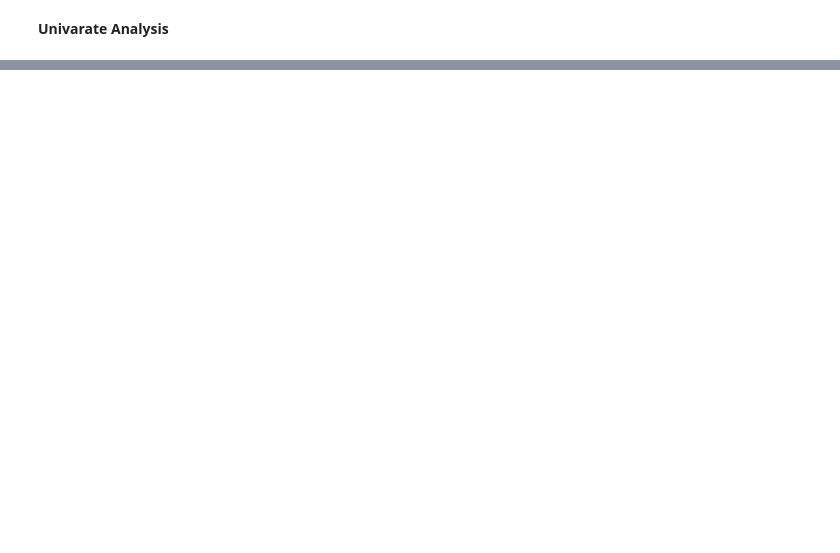
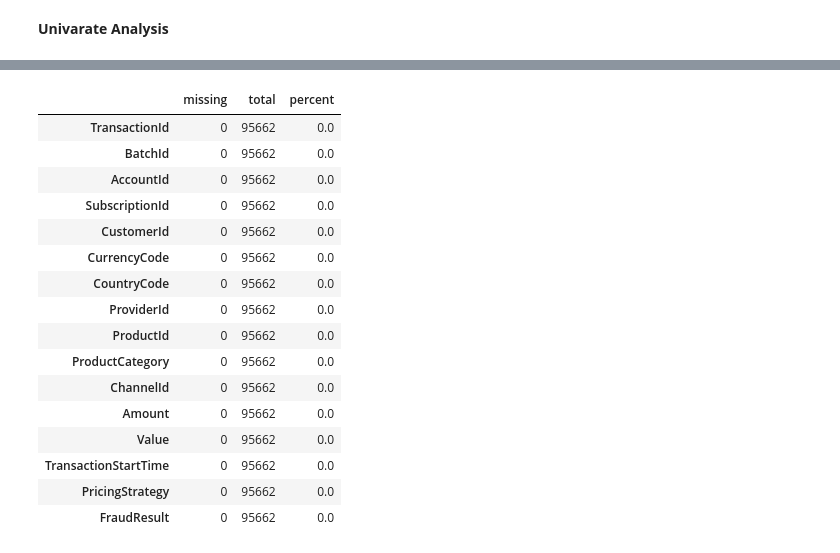
Before and after one commit to gashawgedef/KAIM-W6-Bati-Bank-Creadit-Scoring-Model, a Jupyter notebook: notebooks/bati_bank_analysis.ipynb, the cells around one changed output, grey strips where cells are left out. Cells and saved outputs as stored; diff of their text form; code cells hidden in the pictures; blank space fills up the shorter version.

```diff
--- a/notebooks/bati_bank_analysis.ipynb
+++ b/notebooks/bati_bank_analysis.ipynb
@@ -427,0 +482,10 @@ KeyError: 'FraudResult'
+# %%
+# Fill missing values in specific columns
+columns_to_fill = ['TransactionId', 'BatchId', 'AccountId', 'SubscriptionId',
+                   'CustomerId', 'CurrencyCode', 'CountryCode', 'ProviderId',
+                   'ProductId', 'ProductCategory', 'ChannelId', 'Amount',
+                   'Value', 'TransactionStartTime', 'PricingStrategy', 'FraudResult']
+
+for col in columns_to_fill:
+    df[col].fillna('Other', inplace=True)  # Fill missing values with 'Other'
+    print(f'Missing values in {col} filled with "Other".')
@@ -427,0 +536,21 @@ KeyError: 'FraudResult'
+# %%
+# missing check
+df.stb.missing()
+# %% [output]
+|  | missing | total | percent |
+| TransactionId | 0 | 95662 | 0.0 |
+| BatchId | 0 | 95662 | 0.0 |
+| AccountId | 0 | 95662 | 0.0 |
+| SubscriptionId | 0 | 95662 | 0.0 |
+| CustomerId | 0 | 95662 | 0.0 |
+| CurrencyCode | 0 | 95662 | 0.0 |
+| CountryCode | 0 | 95662 | 0.0 |
+| ProviderId | 0 | 95662 | 0.0 |
+| ProductId | 0 | 95662 | 0.0 |
+| ProductCategory | 0 | 95662 | 0.0 |
+| ChannelId | 0 | 95662 | 0.0 |
+| Amount | 0 | 95662 | 0.0 |
+| Value | 0 | 95662 | 0.0 |
+| TransactionStartTime | 0 | 95662 | 0.0 |
+| PricingStrategy | 0 | 95662 | 0.0 |
+| FraudResult | 0 | 95662 | 0.0 |
```
Also changed, not shown: parts of 22 cells of this notebook.
